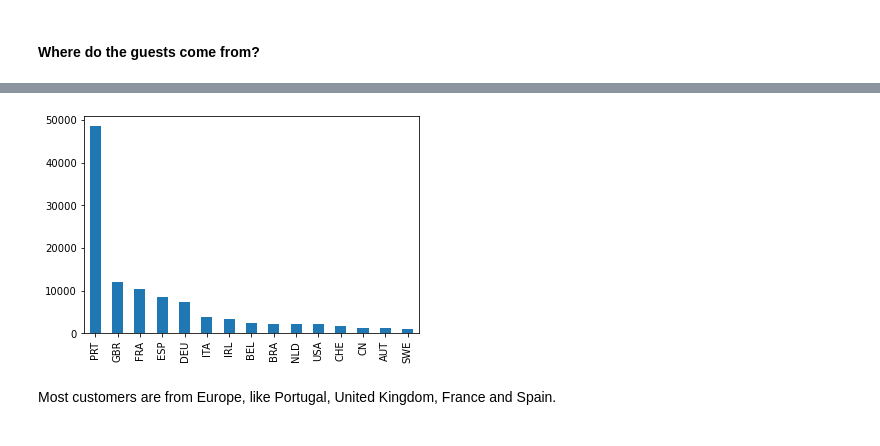
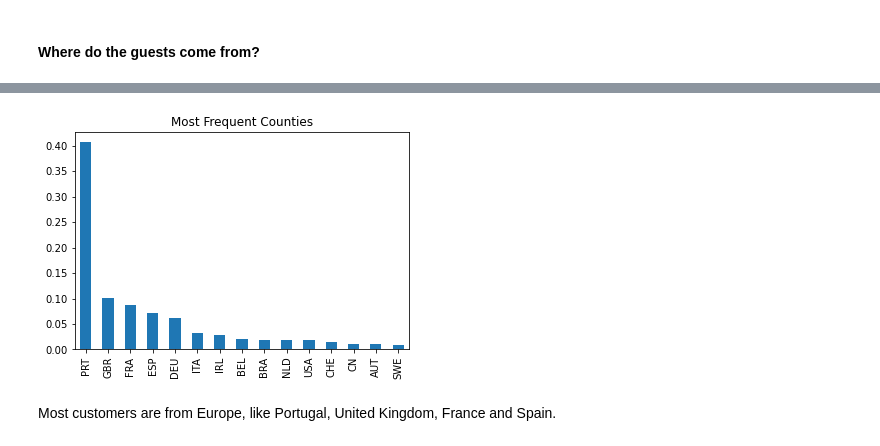
Before and after one commit to jkujuum/Hotel_Cancellation, a Jupyter notebook: Exploratory Data Analysis.ipynb, the cells around one changed output, grey strips where cells are left out. Saved outputs shown, nothing was run; the diff lists cells and outputs as text; code cells hidden in the pictures.

```diff
--- a/Exploratory Data Analysis.ipynb
+++ b/Exploratory Data Analysis.ipynb
@@ -181,8 +191,10 @@ City hotel has higher cancellation rate (0.42) than resort hotel (0.28)
 # %%
 # Make a barplot to have an overall idea about the country
-country_order = hotel['country'].value_counts().head(15).plot(kind = 'bar')
+country_order = hotel['country'].value_counts(normalize=True).head(15).plot(kind = 'bar')
+plt.title('Most Frequent Counties')
+plt.savefig('D:/Jupyter_Notebook/Hotel_Demand/figs/country_order.png')
 # %% [output]
-[figure, old version]
+[figure, new version]
 # %% [markdown]
 Most customers are from Europe, like Portugal, United Kingdom, France and Spain.
 # %% [markdown]
```
Also changed, not shown: parts of 70 cells of this notebook, 14 other files.
